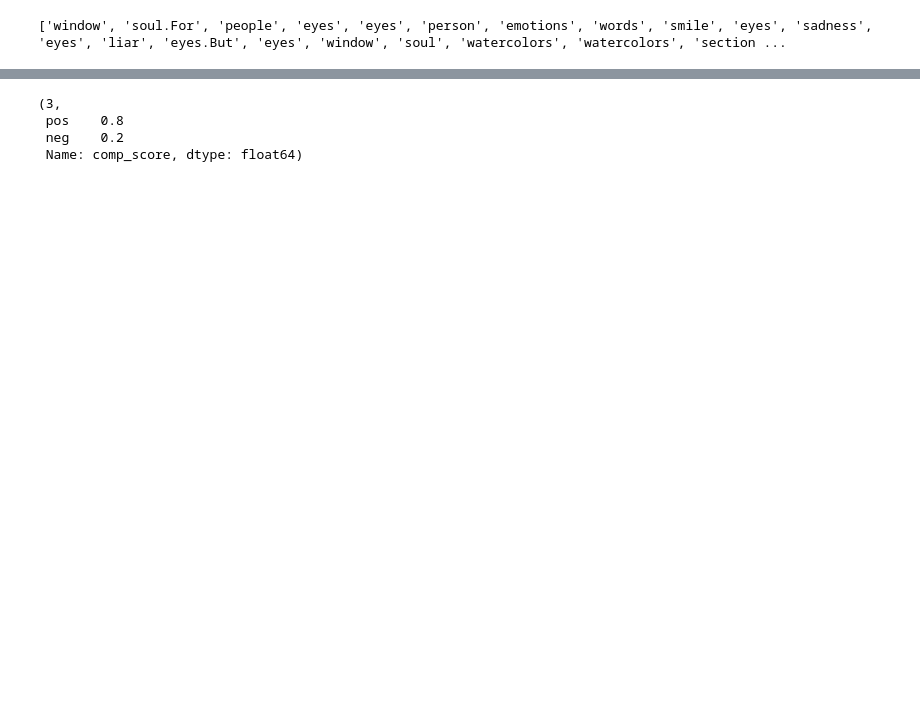
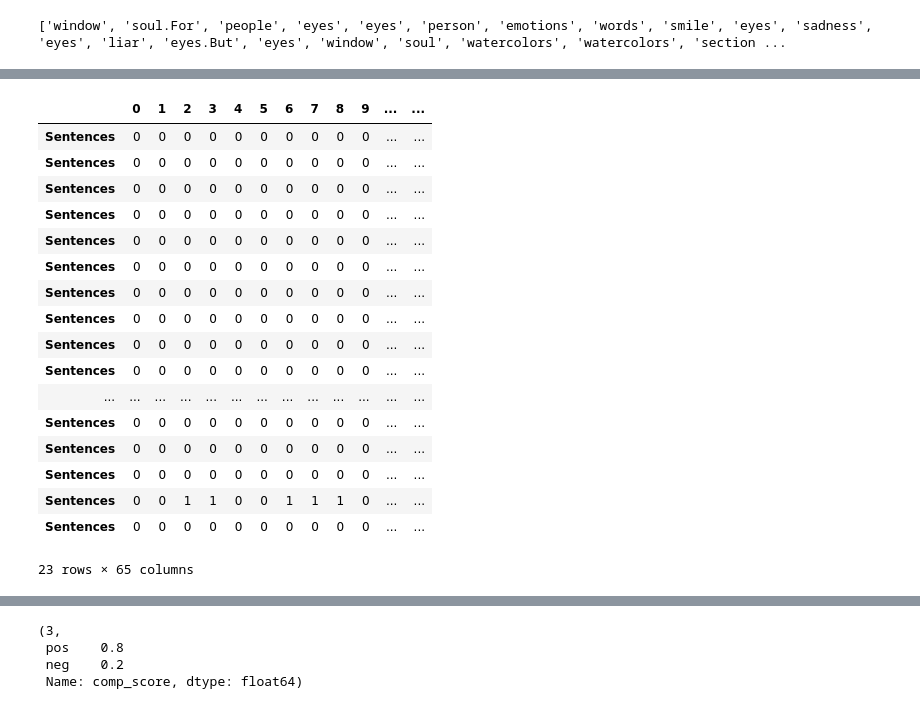
Before and after one commit to kwangilkimkenny/Story_Analysis, a Jupyter notebook: conflict_rising_action_graph.ipynb, the cells around one changed output, grey strips where cells are left out. Saved outputs shown, nothing was run; the diff lists cells and outputs as text; code cells hidden in the pictures; blank space fills up the shorter version.

```diff
--- a/conflict_rising_action_graph.ipynb
+++ b/conflict_rising_action_graph.ipynb
@@ -172,0 +316,22 @@ df_ # 이 겨래과에서는 92라는 숫자만 의미가 있지 >>> 총 문장
+# %%
+#이 결과를 그래프로 그리면 컨플릭트 단어가 전체 문장에서 어디에 위치하는지 시각적으로 확인 가능
+pd_paragraph
+# %% [output]
+|  | 0 | 1 | 2 | 3 | 4 | 5 | 6 | 7 | 8 | 9 | ... | ... |
+| Sentences | 0 | 0 | 0 | 0 | 0 | 0 | 0 | 0 | 0 | 0 | ... | ... |
+| Sentences | 0 | 0 | 0 | 0 | 0 | 0 | 0 | 0 | 0 | 0 | ... | ... |
+| Sentences | 0 | 0 | 0 | 0 | 0 | 0 | 0 | 0 | 0 | 0 | ... | ... |
+| Sentences | 0 | 0 | 0 | 0 | 0 | 0 | 0 | 0 | 0 | 0 | ... | ... |
+| Sentences | 0 | 0 | 0 | 0 | 0 | 0 | 0 | 0 | 0 | 0 | ... | ... |
+| Sentences | 0 | 0 | 0 | 0 | 0 | 0 | 0 | 0 | 0 | 0 | ... | ... |
+| Sentences | 0 | 0 | 0 | 0 | 0 | 0 | 0 | 0 | 0 | 0 | ... | ... |
+| Sentences | 0 | 0 | 0 | 0 | 0 | 0 | 0 | 0 | 0 | 0 | ... | ... |
+| Sentences | 0 | 0 | 0 | 0 | 0 | 0 | 0 | 0 | 0 | 0 | ... | ... |
+| Sentences | 0 | 0 | 0 | 0 | 0 | 0 | 0 | 0 | 0 | 0 | ... | ... |
+| ... | ... | ... | ... | ... | ... | ... | ... | ... | ... | ... | ... | ... |
+| Sentences | 0 | 0 | 0 | 0 | 0 | 0 | 0 | 0 | 0 | 0 | ... | ... |
+| Sentences | 0 | 0 | 0 | 0 | 0 | 0 | 0 | 0 | 0 | 0 | ... | ... |
+| Sentences | 0 | 0 | 0 | 0 | 0 | 0 | 0 | 0 | 0 | 0 | ... | ... |
+| Sentences | 0 | 0 | 1 | 1 | 0 | 0 | 1 | 1 | 1 | 0 | ... | ... |
+| Sentences | 0 | 0 | 0 | 0 | 0 | 0 | 0 | 0 | 0 | 0 | ... | ... |
+23 rows × 65 columns
```
Also changed, not shown: parts of 20 cells of this notebook.
